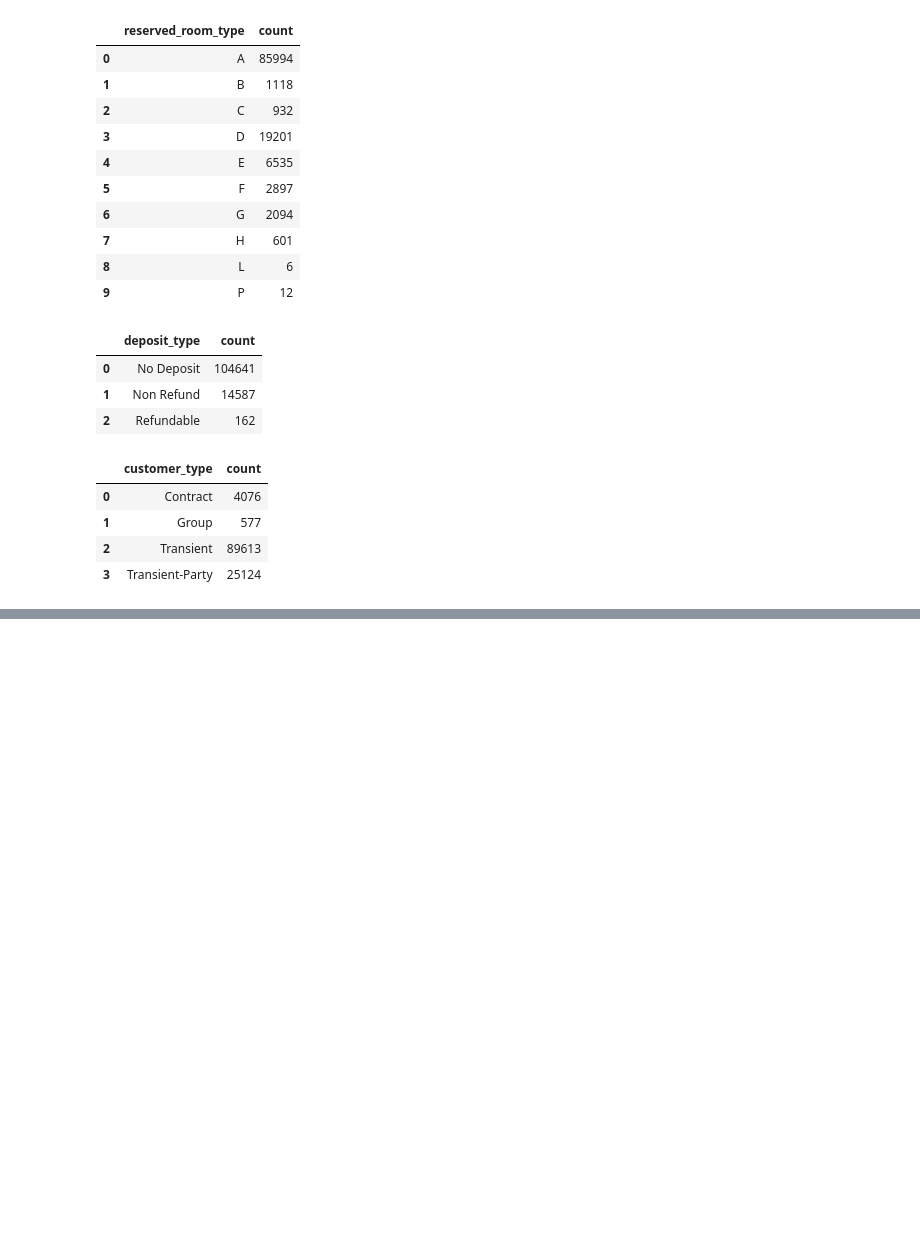
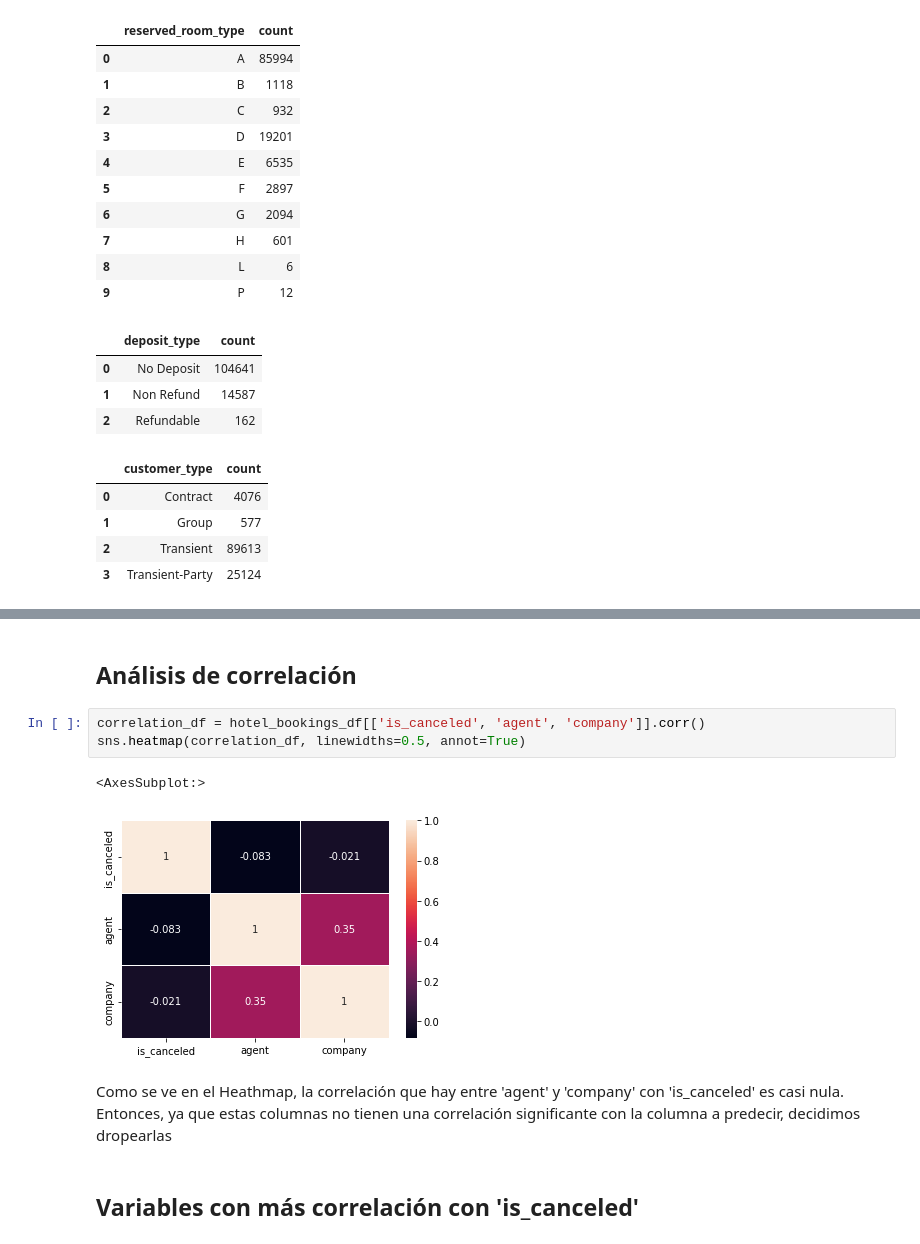
Before and after one commit to gabrielPeraltaM/datos-tp2, a Jupyter notebook: main.ipynb, the cells around one changed output, grey strips where cells are left out. Saved outputs shown, nothing was run; the diff lists cells and outputs as text; blank space fills up the shorter version.

Commit message:
Analisis de correlación de variables con null de la parte 2.

```diff
--- a/main.ipynb
+++ b/main.ipynb
@@ -140,0 +182,12 @@ display_count_of_categories(df=hotel_bookings_df, list_of_columns=list_of_catego
+# %% [markdown]
+## Análisis de correlación
+# %%
+correlation_df = hotel_bookings_df[['is_canceled', 'agent', 'company']].corr()
+sns.heatmap(correlation_df, linewidths=0.5, annot=True)
+# %% [output]
+<AxesSubplot:>
+[figure, added]
+# %% [markdown]
+Como se ve en el Heathmap, la correlación que hay entre 'agent' y 'company' con 'is_canceled' es casi nula. Entonces, ya que estas columnas no tienen una correlación significante con la columna a predecir, decidimos dropearlas
+# %% [markdown]
+## Variables con más correlación con 'is_canceled'
```
Also changed, not shown: parts of 6 cells of this notebook.
